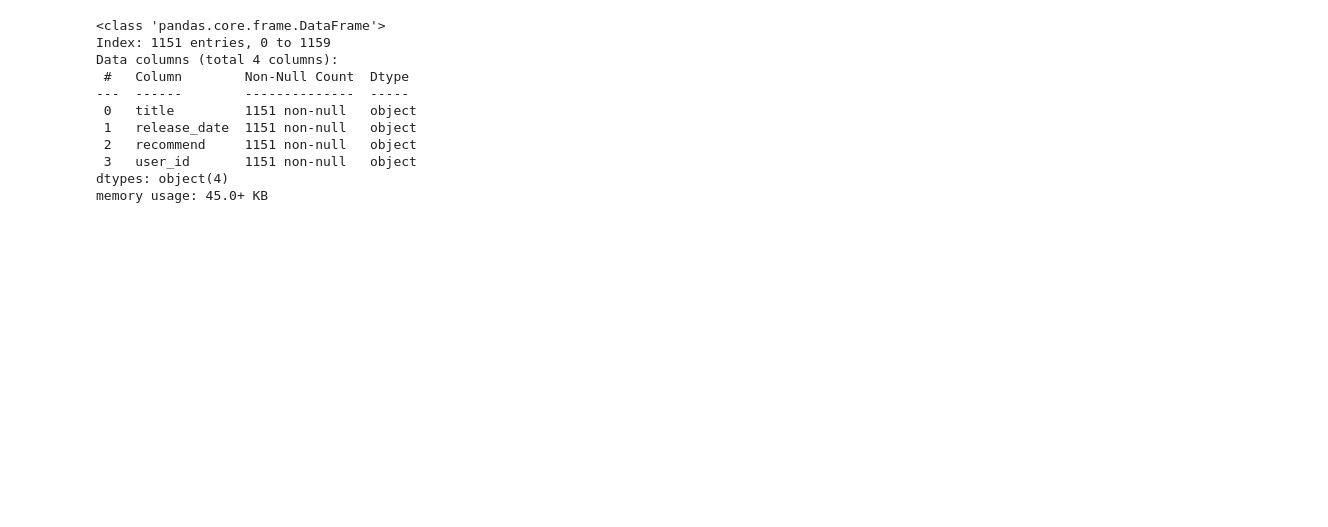
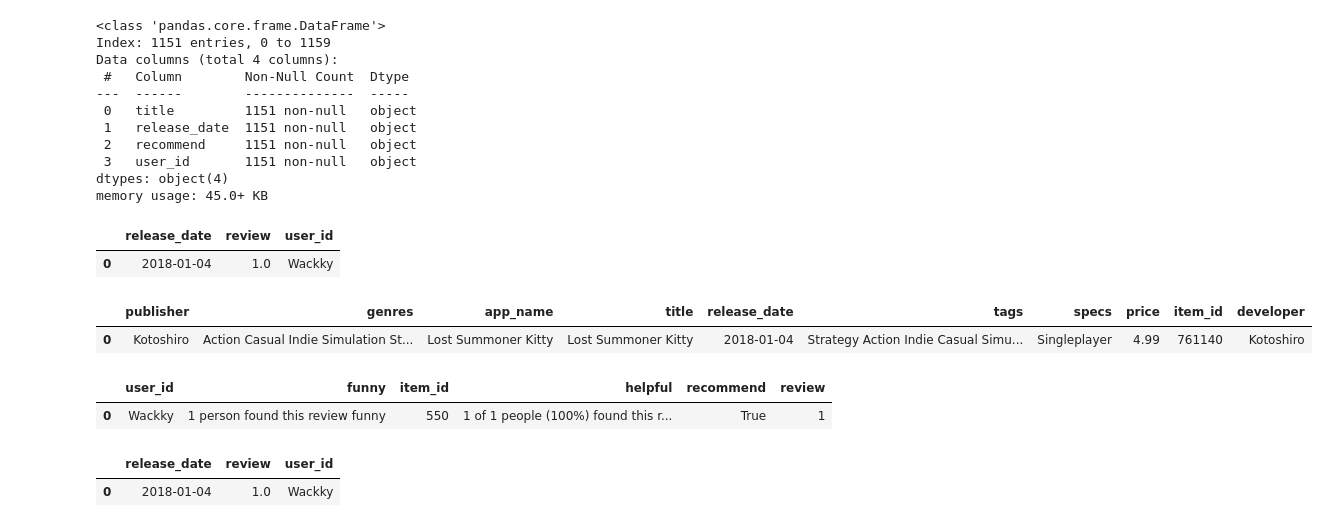
Before and after one commit to alexxcode/Game-Recomendation-System, a Jupyter notebook: EDA.ipynb, the cells around one changed output. Cells and saved outputs as stored; diff of their text form; code cells hidden in the pictures; blank space fills up the shorter version.

```diff
--- a/EDA.ipynb
+++ b/EDA.ipynb
@@ -498,3 +570,23 @@ sentiment_analysis = pd.concat([df_sentiment_analysis, df_review_subset], axis=1
 sentiment_analysis.dropna(inplace=True)
 # %%
 sentiment_analysis.to_csv('sentiment_analysis.csv', index=False)
+# %%
+sentiment_analysis.head(1)
+# %% [output]
+|  | release_date | review | user_id |
+| 0 | 2018-01-04 | 1.0 | Wackky |
+# %%
+df_games.head(1)
+# %% [output]
+|  | publisher | genres | app_name | title | release_date | tags | specs | price | item_id | developer |
+| 0 | Kotoshiro | Action Casual Indie Simulation St... | Lost Summoner Kitty | Lost Summoner Kitty | 2018-01-04 | Strategy Action Indie Casual Simu... | Singleplayer | 4.99 | 761140 | Kotoshiro |
+# %%
+df_review.head(1)
+# %% [output]
+|  | user_id | funny | item_id | helpful | recommend | review |
+| 0 | Wackky | 1 person found this review funny | 550 | 1 of 1 people (100%) found this r... | True | 1 |
+# %%
+sentiment_analysis.head(1)
+# %% [output]
+|  | release_date | review | user_id |
+| 0 | 2018-01-04 | 1.0 | Wackky |
```
Also changed, not shown: parts of 31 cells of this notebook, 6 other files.
